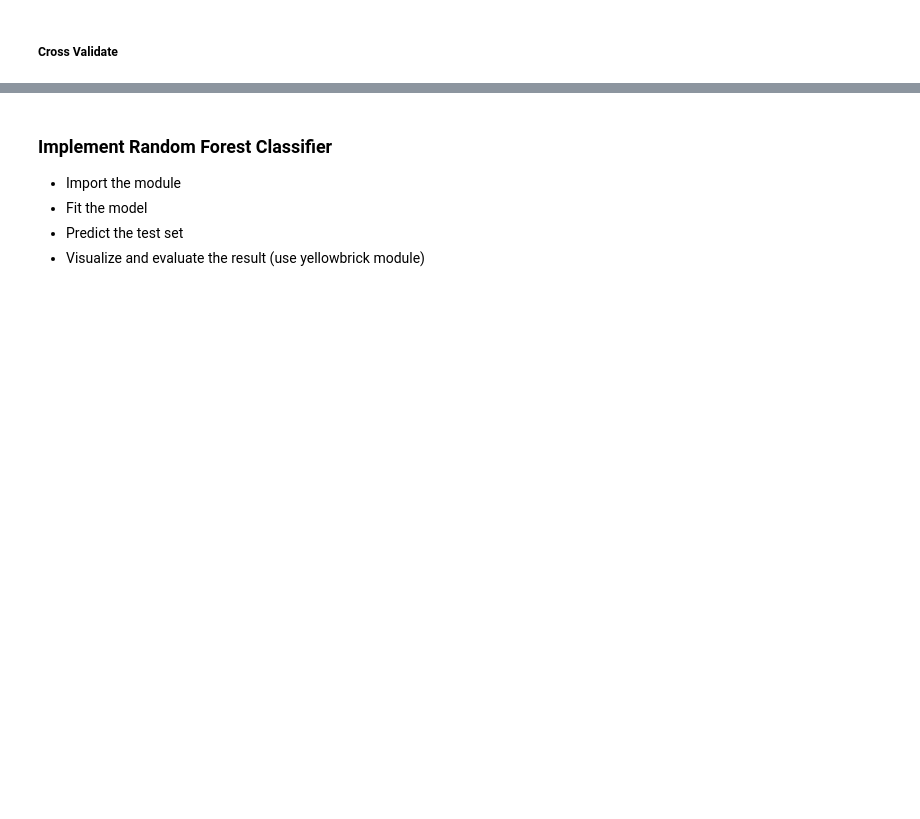
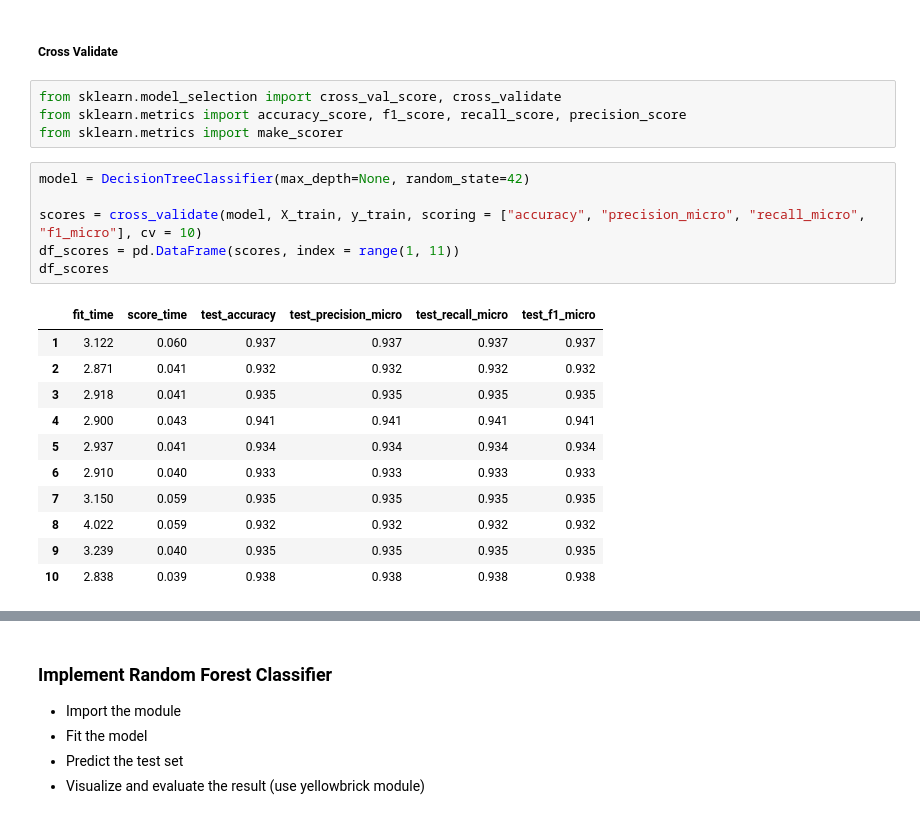
Before and after one commit to halit-vural/CW-Asg-HV-2022, a Jupyter notebook: CW-ML2-Asg3-Tree_Types_C9807-Halit_20220130.ipynb, the cells around one changed output, grey strips where cells are left out. Saved outputs shown, nothing was run; the diff lists cells and outputs as text; blank space fills up the shorter version.

```diff
--- a/CW-ML2-Asg3-Tree_Types_C9807-Halit_20220130.ipynb
+++ b/CW-ML2-Asg3-Tree_Types_C9807-Halit_20220130.ipynb
@@ -870,2 +909,24 @@ weighted avg       1.00      1.00      1.00    172225
 # %% [markdown]
 ##### Cross Validate
+# %%
+from sklearn.model_selection import cross_val_score, cross_validate
+from sklearn.metrics import accuracy_score, f1_score, recall_score, precision_score
+from sklearn.metrics import make_scorer
+# %%
+model = DecisionTreeClassifier(max_depth=None, random_state=42)
+
+scores = cross_validate(model, X_train, y_train, scoring = ["accuracy", "precision_micro", "recall_micro", "f1_micro"], cv = 10)
+df_scores = pd.DataFrame(scores, index = range(1, 11))
+df_scores
+# %% [output]
+|  | fit_time | score_time | test_accuracy | test_precision_micro | test_recall_micro | test_f1_micro |
+| 1 | 3.122 | 0.060 | 0.937 | 0.937 | 0.937 | 0.937 |
+| 2 | 2.871 | 0.041 | 0.932 | 0.932 | 0.932 | 0.932 |
+| 3 | 2.918 | 0.041 | 0.935 | 0.935 | 0.935 | 0.935 |
+| 4 | 2.900 | 0.043 | 0.941 | 0.941 | 0.941 | 0.941 |
+| 5 | 2.937 | 0.041 | 0.934 | 0.934 | 0.934 | 0.934 |
+| 6 | 2.910 | 0.040 | 0.933 | 0.933 | 0.933 | 0.933 |
+| 7 | 3.150 | 0.059 | 0.935 | 0.935 | 0.935 | 0.935 |
+| 8 | 4.022 | 0.059 | 0.932 | 0.932 | 0.932 | 0.932 |
+| 9 | 3.239 | 0.040 | 0.935 | 0.935 | 0.935 | 0.935 |
+| 10 | 2.838 | 0.039 | 0.938 | 0.938 | 0.938 | 0.938 |
```
Also changed, not shown: parts of 33 cells of this notebook.
